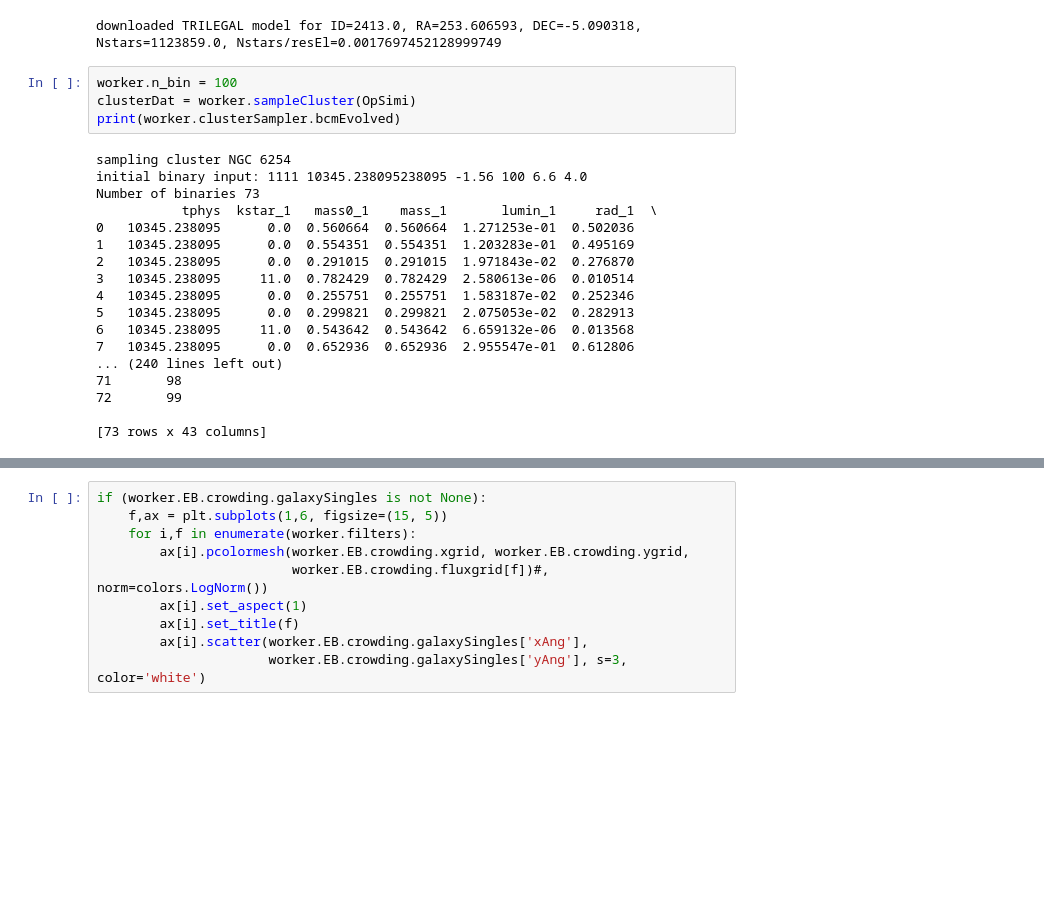
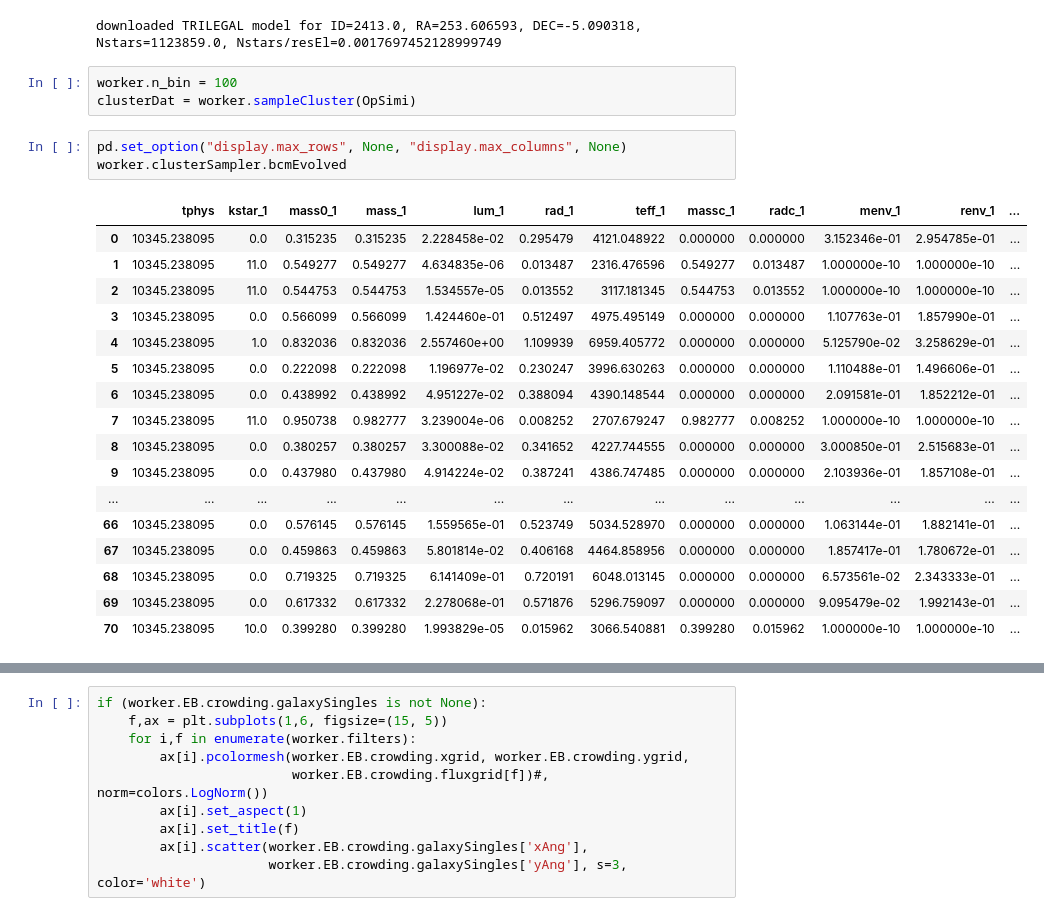
Before and after one commit to ageller/EB-LSST, a Jupyter notebook: testing/crowding/testClusterCrowdingDriver.ipynb, the cells around one changed output, grey strips where cells are left out. Drawn from its saved outputs; the diff is of its cells as text; blank space fills up the shorter version.

```diff
--- a/testing/crowding/testClusterCrowdingDriver.ipynb
+++ b/testing/crowding/testClusterCrowdingDriver.ipynb
@@ -78,23 +77,25 @@ downloaded TRILEGAL model for ID=2413.0, RA=253.606593, DEC=-5.090318, Nstars=11
 # %%
 worker.n_bin = 100
 clusterDat = worker.sampleCluster(OpSimi)
-print(worker.clusterSampler.bcmEvolved)
-# %% [output]
-sampling cluster NGC 6254
-initial binary input: 1111 10345.238095238095 -1.56 100 6.6 4.0
-Number of binaries 73
-           tphys  kstar_1   mass0_1    mass_1       lumin_1     rad_1  \
-0   10345.238095      0.0  0.560664  0.560664  1.271253e-01  0.502036
-1   10345.238095      0.0  0.554351  0.554351  1.203283e-01  0.495169
-2   10345.238095      0.0  0.291015  0.291015  1.971843e-02  0.276870
-3   10345.238095     11.0  0.782429  0.782429  2.580613e-06  0.010514
-4   10345.238095      0.0  0.255751  0.255751  1.583187e-02  0.252346
-5   10345.238095      0.0  0.299821  0.299821  2.075053e-02  0.282913
-6   10345.238095     11.0  0.543642  0.543642  6.659132e-06  0.013568
-7   10345.238095      0.0  0.652936  0.652936  2.955547e-01  0.612806
-... (240 lines left out)
-71       98
-72       99
-
-[73 rows x 43 columns]
+# %%
+pd.set_option("display.max_rows", None, "display.max_columns", None)
+worker.clusterSampler.bcmEvolved
+# %% [output]
+|  | tphys | kstar_1 | mass0_1 | mass_1 | lum_1 | rad_1 | teff_1 | massc_1 | radc_1 | menv_1 | renv_1 | ... |
+| 0 | 10345.238095 | 0.0 | 0.315235 | 0.315235 | 2.228458e-02 | 0.295479 | 4121.048922 | 0.000000 | 0.000000 | 3.152346e-01 | 2.954785e-01 | ... |
+| 1 | 10345.238095 | 11.0 | 0.549277 | 0.549277 | 4.634835e-06 | 0.013487 | 2316.476596 | 0.549277 | 0.013487 | 1.000000e-10 | 1.000000e-10 | ... |
+| 2 | 10345.238095 | 11.0 | 0.544753 | 0.544753 | 1.534557e-05 | 0.013552 | 3117.181345 | 0.544753 | 0.013552 | 1.000000e-10 | 1.000000e-10 | ... |
+| 3 | 10345.238095 | 0.0 | 0.566099 | 0.566099 | 1.424460e-01 | 0.512497 | 4975.495149 | 0.000000 | 0.000000 | 1.107763e-01 | 1.857990e-01 | ... |
+| 4 | 10345.238095 | 1.0 | 0.832036 | 0.832036 | 2.557460e+00 | 1.109939 | 6959.405772 | 0.000000 | 0.000000 | 5.125790e-02 | 3.258629e-01 | ... |
+| 5 | 10345.238095 | 0.0 | 0.222098 | 0.222098 | 1.196977e-02 | 0.230247 | 3996.630263 | 0.000000 | 0.000000 | 1.110488e-01 | 1.496606e-01 | ... |
+| 6 | 10345.238095 | 0.0 | 0.438992 | 0.438992 | 4.951227e-02 | 0.388094 | 4390.148544 | 0.000000 | 0.000000 | 2.091581e-01 | 1.852212e-01 | ... |
+| 7 | 10345.238095 | 11.0 | 0.950738 | 0.982777 | 3.239004e-06 | 0.008252 | 2707.679247 | 0.982777 | 0.008252 | 1.000000e-10 | 1.000000e-10 | ... |
+| 8 | 10345.238095 | 0.0 | 0.380257 | 0.380257 | 3.300088e-02 | 0.341652 | 4227.744555 | 0.000000 | 0.000000 | 3.000850e-01 | 2.515683e-01 | ... |
+| 9 | 10345.238095 | 0.0 | 0.437980 | 0.437980 | 4.914224e-02 | 0.387241 | 4386.747485 | 0.000000 | 0.000000 | 2.103936e-01 | 1.857108e-01 | ... |
+| ... | ... | ... | ... | ... | ... | ... | ... | ... | ... | ... | ... | ... |
+| 66 | 10345.238095 | 0.0 | 0.576145 | 0.576145 | 1.559565e-01 | 0.523749 | 5034.528970 | 0.000000 | 0.000000 | 1.063144e-01 | 1.882141e-01 | ... |
+| 67 | 10345.238095 | 0.0 | 0.459863 | 0.459863 | 5.801814e-02 | 0.406168 | 4464.858956 | 0.000000 | 0.000000 | 1.857417e-01 | 1.780672e-01 | ... |
+| 68 | 10345.238095 | 0.0 | 0.719325 | 0.719325 | 6.141409e-01 | 0.720191 | 6048.013145 | 0.000000 | 0.000000 | 6.573561e-02 | 2.343333e-01 | ... |
+| 69 | 10345.238095 | 0.0 | 0.617332 | 0.617332 | 2.278068e-01 | 0.571876 | 5296.759097 | 0.000000 | 0.000000 | 9.095479e-02 | 1.992143e-01 | ... |
+| 70 | 10345.238095 | 10.0 | 0.399280 | 0.399280 | 1.993829e-05 | 0.015962 | 3066.540881 | 0.399280 | 0.015962 | 1.000000e-10 | 1.000000e-10 | ... |
 # %%
```
Also changed, not shown: parts of 8 cells of this notebook, 2 other files.
